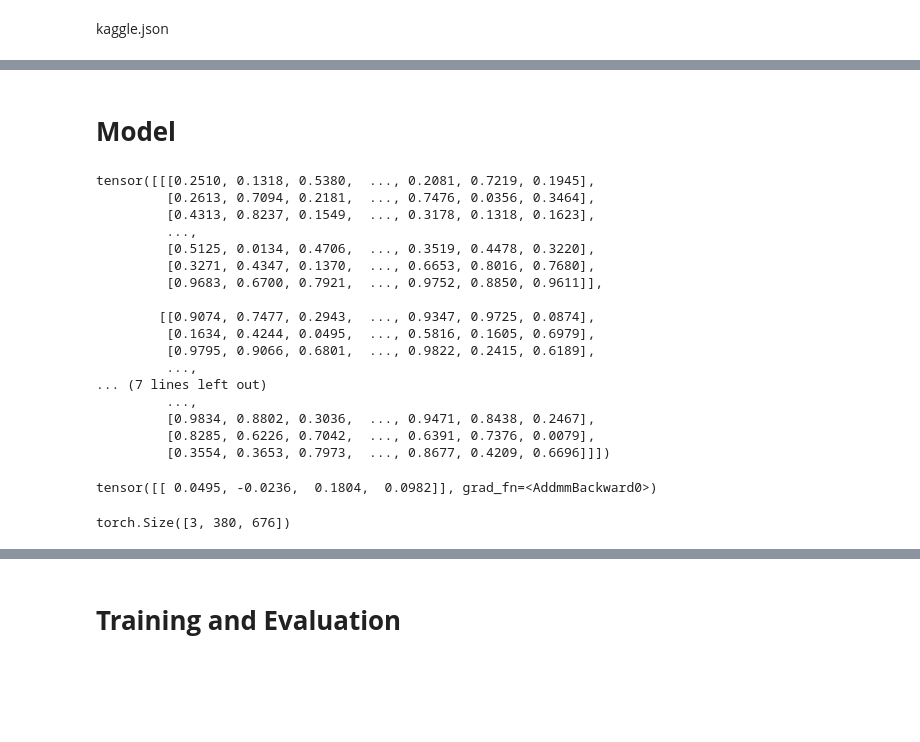
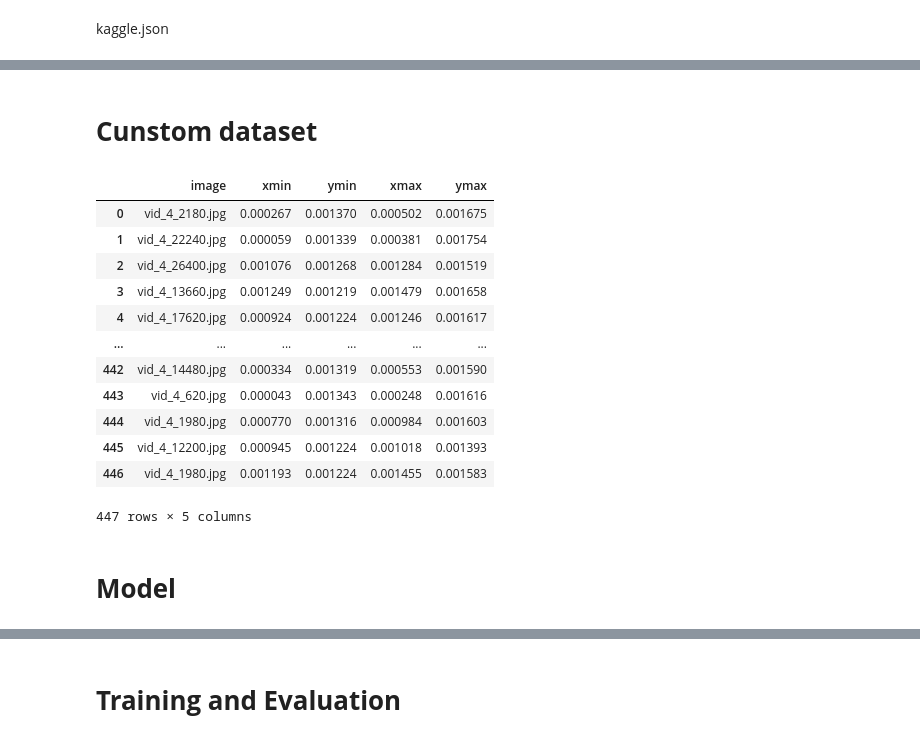
Before and after one commit to O-suke12/ObjectDetection, a Jupyter notebook: BoundingBoxRegression.ipynb, the cells around one changed output, grey strips where cells are left out. Cells and saved outputs as stored; diff of their text form; code cells hidden in the pictures; blank space fills up the shorter version.

```diff
--- a/BoundingBoxRegression.ipynb
+++ b/BoundingBoxRegression.ipynb
@@ -97,0 +132,18 @@ TypeError: ignored
+# %% [markdown]
+# **Cunstom dataset**
+# %%
+df_train
+# %% [output]
+|  | image | xmin | ymin | xmax | ymax |
+| 0 | vid_4_2180.jpg | 0.000267 | 0.001370 | 0.000502 | 0.001675 |
+| 1 | vid_4_22240.jpg | 0.000059 | 0.001339 | 0.000381 | 0.001754 |
+| 2 | vid_4_26400.jpg | 0.001076 | 0.001268 | 0.001284 | 0.001519 |
+| 3 | vid_4_13660.jpg | 0.001249 | 0.001219 | 0.001479 | 0.001658 |
+| 4 | vid_4_17620.jpg | 0.000924 | 0.001224 | 0.001246 | 0.001617 |
+| ... | ... | ... | ... | ... | ... |
+| 442 | vid_4_14480.jpg | 0.000334 | 0.001319 | 0.000553 | 0.001590 |
+| 443 | vid_4_620.jpg | 0.000043 | 0.001343 | 0.000248 | 0.001616 |
+| 444 | vid_4_1980.jpg | 0.000770 | 0.001316 | 0.000984 | 0.001603 |
+| 445 | vid_4_12200.jpg | 0.000945 | 0.001224 | 0.001018 | 0.001393 |
+| 446 | vid_4_1980.jpg | 0.001193 | 0.001224 | 0.001455 | 0.001583 |
+447 rows × 5 columns
@@ -98,25 +185,2 @@ TypeError: ignored
 # %% [markdown]
 # **Model**
-# %%
-x=torch.rand(3, 380, 676)
-print(x)
-model(x)
-# %% [output]
-tensor([[[0.2510, 0.1318, 0.5380,  ..., 0.2081, 0.7219, 0.1945],
-         [0.2613, 0.7094, 0.2181,  ..., 0.7476, 0.0356, 0.3464],
-         [0.4313, 0.8237, 0.1549,  ..., 0.3178, 0.1318, 0.1623],
-         ...,
-         [0.5125, 0.0134, 0.4706,  ..., 0.3519, 0.4478, 0.3220],
-         [0.3271, 0.4347, 0.1370,  ..., 0.6653, 0.8016, 0.7680],
-         [0.9683, 0.6700, 0.7921,  ..., 0.9752, 0.8850, 0.9611]],
-
-        [[0.9074, 0.7477, 0.2943,  ..., 0.9347, 0.9725, 0.0874],
-         [0.1634, 0.4244, 0.0495,  ..., 0.5816, 0.1605, 0.6979],
-         [0.9795, 0.9066, 0.6801,  ..., 0.9822, 0.2415, 0.6189],
-         ...,
-... (7 lines left out)
-         ...,
-         [0.9834, 0.8802, 0.3036,  ..., 0.9471, 0.8438, 0.2467],
-         [0.8285, 0.6226, 0.7042,  ..., 0.6391, 0.7376, 0.0079],
-         [0.3554, 0.3653, 0.7973,  ..., 0.8677, 0.4209, 0.6696]]])
-tensor([[ 0.0495, -0.0236,  0.1804,  0.0982]], grad_fn=<AddmmBackward0>)
@@ -158,19 +186,0 @@ model = car_detection()
-# %%
-import torch
-from PIL import Image
-import torchvision.transforms as transforms
-
-
-df_train = pd.read_csv("/content/data/train_solution_bounding_boxes (1).csv")
-select = df_train.iloc[select_row,0]
-image = Image.open('/content/data/training_images/'+str(select))
-
-transform = transforms.Compose([
-    transforms.PILToTensor()
-])
-
-img_tensor = transform(image).to(torch.float32)
-sampel_pred = model(img_tensor)
-print(img_tensor.size())
-# %% [output]
-torch.Size([3, 380, 676])
```
Also changed, not shown: parts of 23 cells of this notebook.
